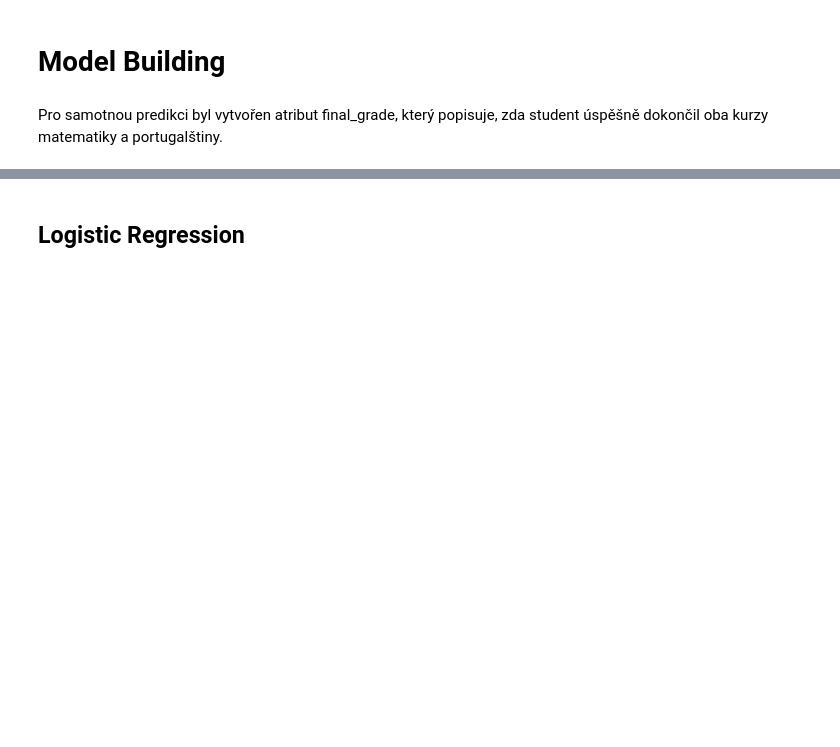
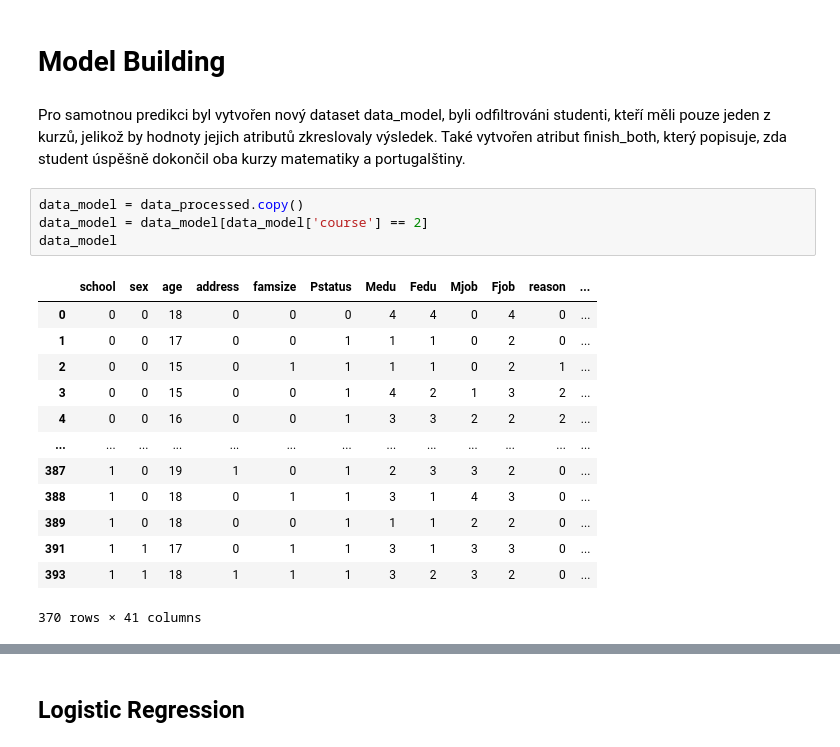
Before and after one commit to jrcech/python-student_alcohol_consumption, a Jupyter notebook: predikce_znamky_z_matematiky_a_portugalistiny.ipynb, the cells around one changed output, grey strips where cells are left out. Cells and saved outputs as stored; diff of their text form; blank space fills up the shorter version.

Commit message:
preprocess data for models

```diff
--- a/predikce_znamky_z_matematiky_a_portugalistiny.ipynb
+++ b/predikce_znamky_z_matematiky_a_portugalistiny.ipynb
@@ -793,4 +799,22 @@ dtype: object
 # %% [markdown]
 # Model Building
 # %% [markdown]
-Pro samotnou predikci byl vytvořen atribut final_grade, který popisuje, zda student úspěšně dokončil oba kurzy matematiky a portugalštiny.
+Pro samotnou predikci byl vytvořen nový dataset data_model, byli odfiltrováni studenti, kteří měli pouze jeden z kurzů, jelikož by hodnoty jejich atributů zkreslovaly výsledek. Také vytvořen atribut finish_both, který popisuje, zda student úspěšně dokončil oba kurzy matematiky a portugalštiny.
+# %%
+data_model = data_processed.copy()
+data_model = data_model[data_model['course'] == 2]
+data_model
+# %% [output]
+|  | school | sex | age | address | famsize | Pstatus | Medu | Fedu | Mjob | Fjob | reason | ... |
+| 0 | 0 | 0 | 18 | 0 | 0 | 0 | 4 | 4 | 0 | 4 | 0 | ... |
+| 1 | 0 | 0 | 17 | 0 | 0 | 1 | 1 | 1 | 0 | 2 | 0 | ... |
+| 2 | 0 | 0 | 15 | 0 | 1 | 1 | 1 | 1 | 0 | 2 | 1 | ... |
+| 3 | 0 | 0 | 15 | 0 | 0 | 1 | 4 | 2 | 1 | 3 | 2 | ... |
+| 4 | 0 | 0 | 16 | 0 | 0 | 1 | 3 | 3 | 2 | 2 | 2 | ... |
+| ... | ... | ... | ... | ... | ... | ... | ... | ... | ... | ... | ... | ... |
+| 387 | 1 | 0 | 19 | 1 | 0 | 1 | 2 | 3 | 3 | 2 | 0 | ... |
+| 388 | 1 | 0 | 18 | 0 | 1 | 1 | 3 | 1 | 4 | 3 | 0 | ... |
+| 389 | 1 | 0 | 18 | 0 | 0 | 1 | 1 | 1 | 2 | 2 | 0 | ... |
+| 391 | 1 | 1 | 17 | 0 | 1 | 1 | 3 | 1 | 3 | 3 | 0 | ... |
+| 393 | 1 | 1 | 18 | 1 | 1 | 1 | 3 | 2 | 3 | 2 | 0 | ... |
+370 rows × 41 columns
```
Also changed, not shown: parts of 12 cells of this notebook.
